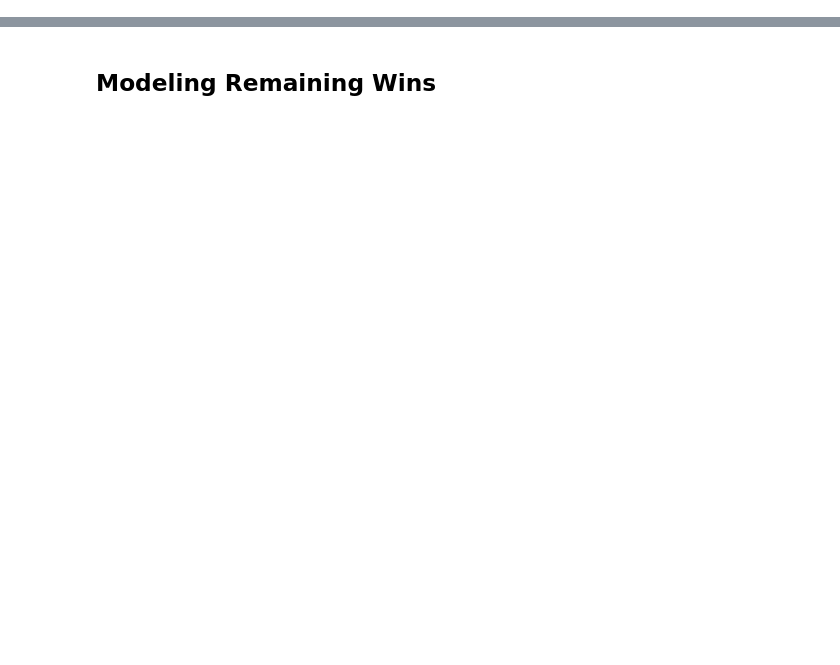
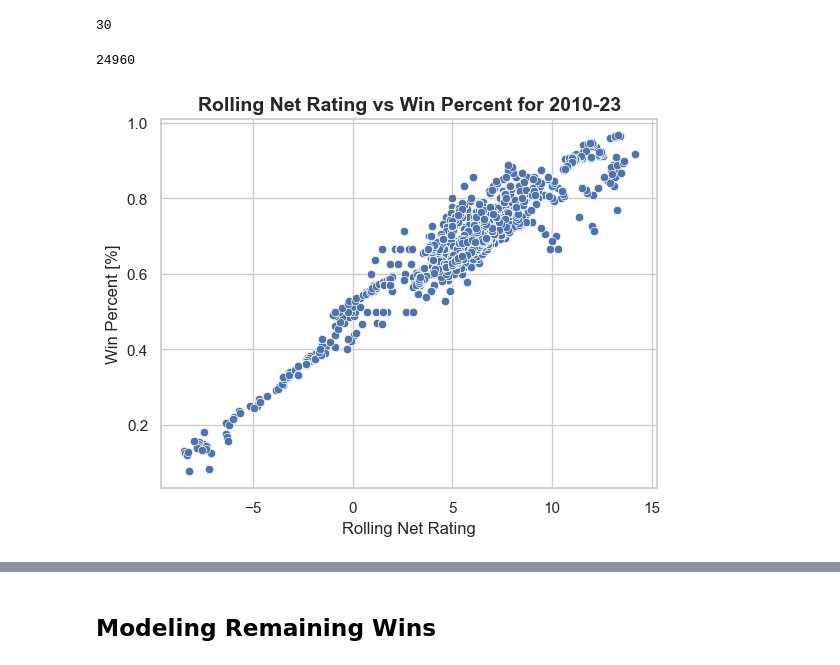
Before and after one commit to sravanpannala/NBA, a Jupyter notebook: team_ratings/win_loss_model.ipynb, the cells around one changed output, grey strips where cells are left out. Drawn from its saved outputs; the diff is of its cells as text; code cells hidden in the pictures; blank space fills up the shorter version.

```diff
--- a/team_ratings/win_loss_model.ipynb
+++ b/team_ratings/win_loss_model.ipynb
@@ -8,8 +8,8 @@ from sklearn.linear_model import RidgeCV
 from sklearn.linear_model import LinearRegression
 import seaborn as sns
 sns.set(style='whitegrid')
-
 fig_DIR = "../figs/team_leaders/"
+box_DIR = "./boxscores/"
 # %%
 from plotnine import ggplot,aes,ggsave,themes,theme
 from plotnine import geom_point, geom_line,geom_smooth,geom_hline,facet_wrap,geom_boxplot,geom_violin,geom_density
@@ -35,18 +33,18 @@ def rolling_val(df,val):
     return df
 # %%
 def get_rolling_ratings(season = 2023, remove_games_start = 0, remove_games_end = 0):
-    df1 = pd.read_csv(f"./boxscores/NBA_BoxScores_Adv_{season}.csv")
+    df1 = pd.read_csv(box_DIR + f"NBA_BoxScores_Adv_{season}.csv")
     df1 = df1.rename(columns = {"offensiveRating":"ORtg","defensiveRating":"DRtg","netRating":"NRtg","possessions":"poss"})
     cols = ["gameId","teamId","ORtg","DRtg","NRtg","poss"]
     df1 = df1[cols]
     df1["Win"]  = df1["NRtg"] >0
     df1["Loss"]  = df1["NRtg"] <0
-    df2 = pd.read_csv(f"./boxscores/NBA_BoxScores_Standard_{season}.csv")
+    df2 = pd.read_csv(box_DIR + f"NBA_BoxScores_Standard_{season}.csv")
     df2 = df2.rename(columns={"GAME_ID":"gameId","TEAM_ID":"teamId","TEAM_ABBREVIATION":"teamTricode","GAME_DATE":"gameDate","TEAM_NAME":"teamName"})
     cols2 = ["gameId","teamId","teamTricode","gameDate"]
     df2 = df2[cols2]
     df2["gameId"] = df2["gameId"].astype(int)
-    df33 = pd.read_csv(f"./boxscores/NBA_BoxScores_4Factor_{season}.csv")
+    df33 = pd.read_csv(box_DIR + f"NBA_BoxScores_4Factor_{season}.csv")
     df33 = df33.rename(columns={"effectiveFieldGoalPercentage":"eFG1","freeThrowAttemptRate":"FTA1","teamTurnoverPercentage":"TOV1","offensiveReboundPercentage":"OREB1","oppEffectiveFieldGoalPercentage":"eFG2","oppFreeThrowAttemptRate":"FTA2","oppTeamTurnoverPercentage":"TOV2","oppOffensiveReboundPercentage":"OREB2"})
     cols3 = ["gameId","teamId","eFG1","FTA1","TOV1","OREB1","eFG2","FTA2","TOV2","OREB2"]
     df33 = df33[cols3]
@@ -101,28 +99,6 @@ def get_rolling_ratings(season = 2023, remove_games_start = 0, remove_games_end
     dataf = dataf.rename(columns={"gameDate":"Date"})
 
     return data,dataf
-# %%
-season = "2022"
-df1 = pd.read_csv(f"./boxscores/NBA_BoxScores_Adv_{season}.csv")
-df1 = df1.rename(columns = {"offensiveRating":"ORtg","defensiveRating":"DRtg","netRating":"NRtg","possessions":"poss"})
-cols = ["gameId","teamId","ORtg","DRtg","NRtg","poss"]
-df1 = df1[cols]
-df1["Win"]  = df1["NRtg"] >0
-df1["Loss"]  = df1["NRtg"] <0
-df2 = pd.read_csv(f"./boxscores/NBA_BoxScores_Standard_{season}.csv")
-df2 = df2.rename(columns={"GAME_ID":"gameId","TEAM_ID":"teamId","TEAM_ABBREVIATION":"teamTricode","GAME_DATE":"gameDate","TEAM_NAME":"teamName"})
-cols2 = ["gameId","teamId","teamTricode","gameDate"]
-df2 = df2[cols2]
-df2["gameId"] = df2["gameId"].astype(int)
-df33 = pd.read_csv(f"./boxscores/NBA_BoxScores_4Factor_{season}.csv")
-df33 = df33.rename(columns={"effectiveFieldGoalPercentage":"eFG1","freeThrowAttemptRate":"FTA1","teamTurnoverPercentage":"TOV1","offensiveReboundPercentage":"OREB1","oppEffectiveFieldGoalPercentage":"eFG2","oppFreeThrowAttemptRate":"FTA2","oppTeamTurnoverPercentage":"TOV2","oppOffensiveReboundPercentage":"OREB2"})
-cols3 = ["gameId","teamId","eFG1","FTA1","TOV1","OREB1","eFG2","FTA2","TOV2","OREB2"]
-df33 = df33[cols3]
-df32 = pd.merge(df2,df1,on=["gameId","teamId"])
-df3 = pd.merge(df32,df33,on=["gameId","teamId"])
-df4 = df3.sort_values(by=["teamTricode","gameDate"]).reset_index(drop=True)
-df6 = df3.sort_values(by=["gameDate"]).reset_index(drop=True)
-teams = df6["teamTricode"].unique()
 # %%
 dfa1, dfa2 = [], []
 for season in range(2010,2023):
@@ -132,27 +108,37 @@ for season in range(2010,2023):
 data = pd.concat(dfa1)
 data = data[(data["Win_Frac"]>0) & (data["Win_Frac"]<1)].reset_index(drop=True)
 datafin = pd.concat(dfa2)
+# %%
+len(datafin[datafin["rNRtg"]<0])
+# %% [output]
+30
+# %%
+len(data[data["rNRtg"]>0])
+# %% [output]
+24960
 # %%
 var1 = "rNRtg"
 var2 = "Win_Percent"
 var3 = "Win_Frac"
 slope, intercept, r, p, sterr = scipy.stats.linregress(x=data[var1], y=data[var3])
 mfit = slope
 cfit = intercept
 slope0, intercept0, r0, p0, sterr0 = scipy.stats.linregress(x=datafin[var1], y=datafin[var3])
 R2 = r**2
 fig, ax = plt.subplots(1,1)
-ax.vlines(x=0,ymin=0,ymax=100,color="k",linestyles="--")
-ax.hlines(y=50,xmin=-15,xmax=15,color="k",linestyles="--")
-sns.regplot(x = var1, y = var2, data = data,color ="black",scatter_kws = {"color":"tab:blue"} ,ax=ax)
-sns.scatterplot(x = var1, y = var2, data = datafin, color="red", ax = ax)
-ax.text(0.05,0.90,r"$r^2=$"+f"{round(R2,4)}",transform = ax.transAxes)
-
+# ax.vlines(x=0,ymin=0,ymax=100,color="k",linestyles="--")
+# ax.hlines(y=50,xmin=-15,xmax=15,color="k",linestyles="--")
+# sns.regplot(x = var1, y = var2, data = data,color ="black",scatter_kws = {"color":"tab:blue"} ,ax=ax)
+# sns.scatterplot(x = var1, y = var2, data = datafin, color="red", ax = ax)
+sns.scatterplot(x=var1,y=var3,data= data,ax=ax)
+# ax.text(0.05,0.90,r"$r^2=$"+f"{round(R2,4)}",transform = ax.transAxes)
 ax.set_title("Rolling Net Rating vs Win Percent for 2010-23",fontsize=14,fontweight="bold")
 ax.set_xlabel("Rolling Net Rating")
 ax.set_ylabel("Win Percent [%]")
 plt.savefig("../figs/team_leaders/NET_WinLoss_R2.png")
 plt.show()
+# %% [output]
+[figure, added]
 # %%
 
 data["Win_Frac_Pred"] =  cfit + mfit * data["rNRtg"]
```
Also changed, not shown: parts of 2 cells of this notebook, 6 other files.
